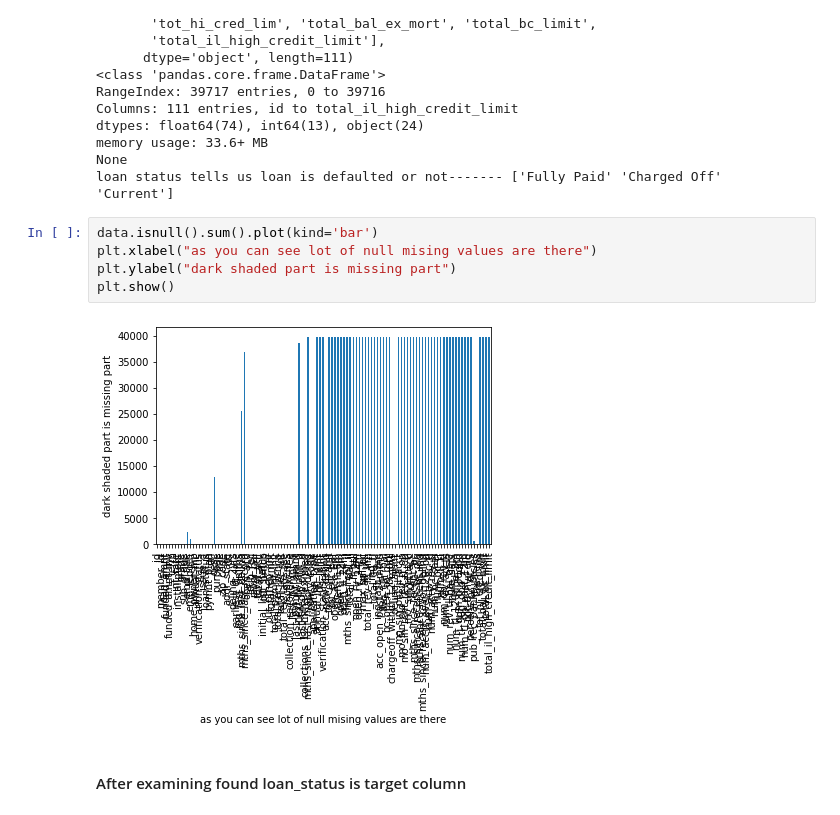
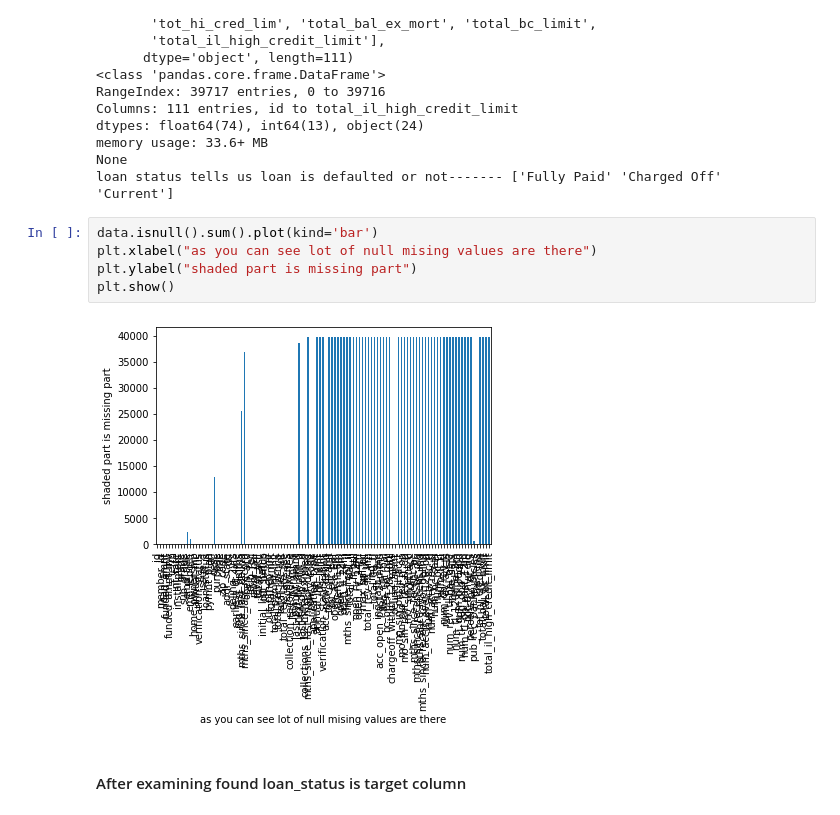
Before and after one commit to jagadeesh-gajula/Lending-club-case-study, a Jupyter notebook: Gajula_jagadeesh.ipynb, the cells around one changed output. Cells and saved outputs as stored; diff of their text form.

```diff
--- a/Gajula_jagadeesh.ipynb
+++ b/Gajula_jagadeesh.ipynb
@@ -49,10 +50,10 @@ loan status tells us loan is defaulted or not------- ['Fully Paid' 'Charged Off'
 # %%
 data.isnull().sum().plot(kind='bar')
 plt.xlabel("as you can see lot of null mising values are there")
-plt.ylabel("dark shaded part is missing part")
+plt.ylabel("shaded part is missing part")
 plt.show()
 # %% [output]
-[figure, old version]
+[figure, new version]
 # %% [markdown]
 #### After examining found loan_status is target column
 # %% [markdown]
```
Also changed, not shown: parts of 55 cells of this notebook, 3 other files.
